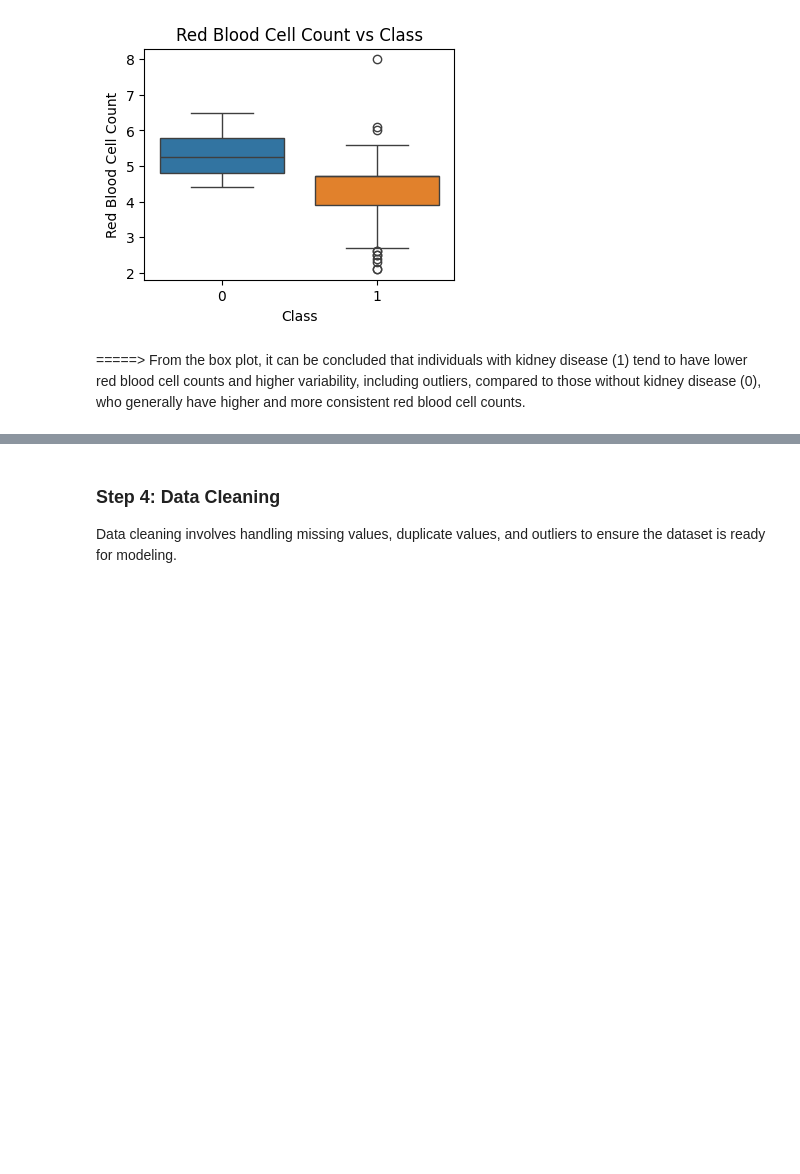
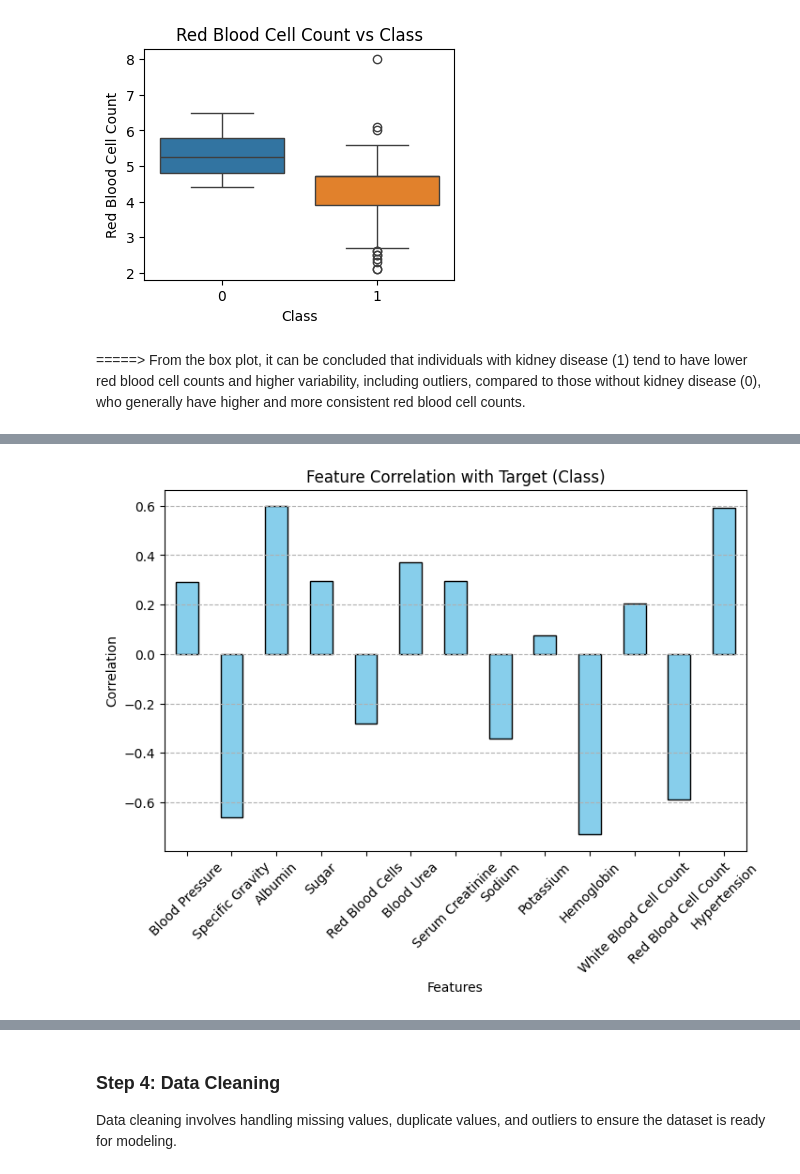
Before and after one commit to Angad143/HealthScope---A-Multi-Disease-Progression-and-Severity-Prediction-Platform, a Jupyter notebook: Kidney Disease Progression Prediction/Kidney_Disease_Prediction.ipynb, the cells around one changed output, grey strips where cells are left out. Drawn from its saved outputs; the diff is of its cells as text; code cells hidden in the pictures; blank space fills up the shorter version.

```diff
--- a/Kidney Disease Progression Prediction/Kidney_Disease_Prediction.ipynb
+++ b/Kidney Disease Progression Prediction/Kidney_Disease_Prediction.ipynb
@@ -738,0 +761,12 @@ plt.show()
+# %%
+# correlation plot
+plt.figure(figsize=(8, 5))
+df.drop(columns=['Class']).corrwith(df["Class"]).plot.bar(color='skyblue', edgecolor='black')
+plt.title("Feature Correlation with Target (Class)")
+plt.xlabel("Features")
+plt.ylabel("Correlation")
+plt.xticks(rotation=45)
+plt.grid(axis='y', linestyle='--')
+plt.show()
+# %% [output]
+[figure, added]
```
Also changed, not shown: parts of 14 cells of this notebook.
